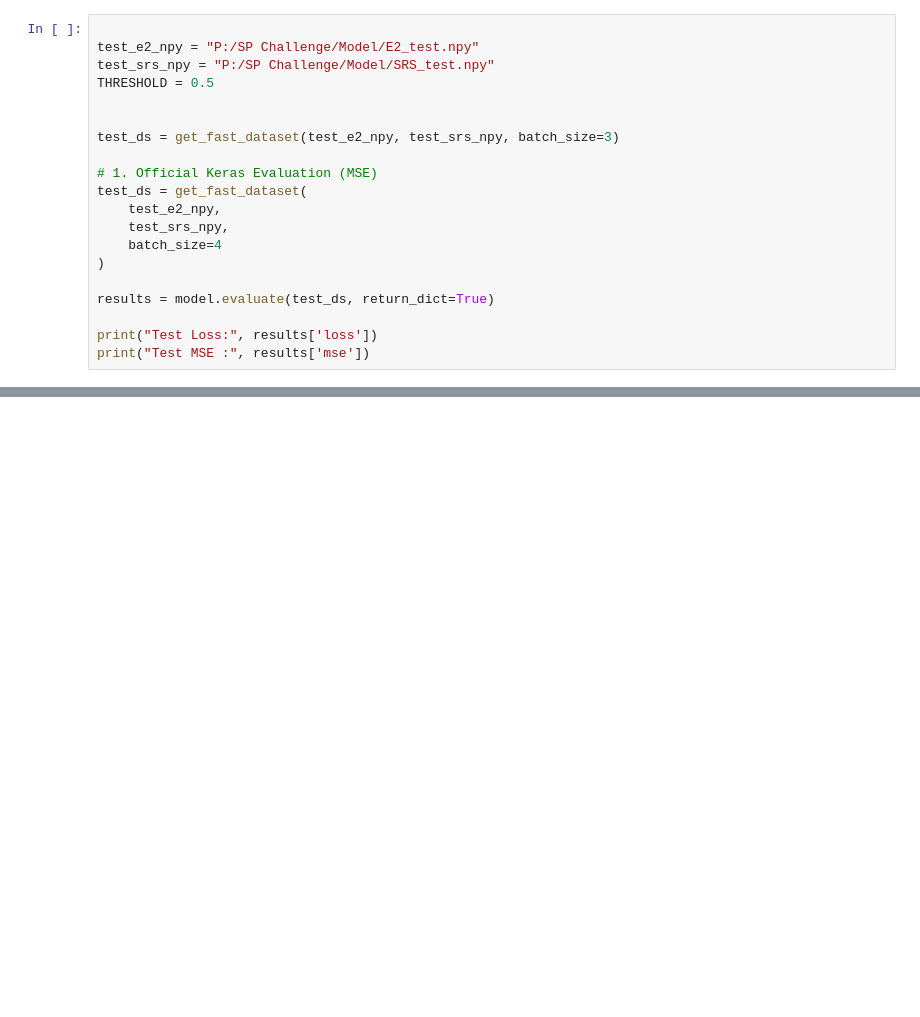
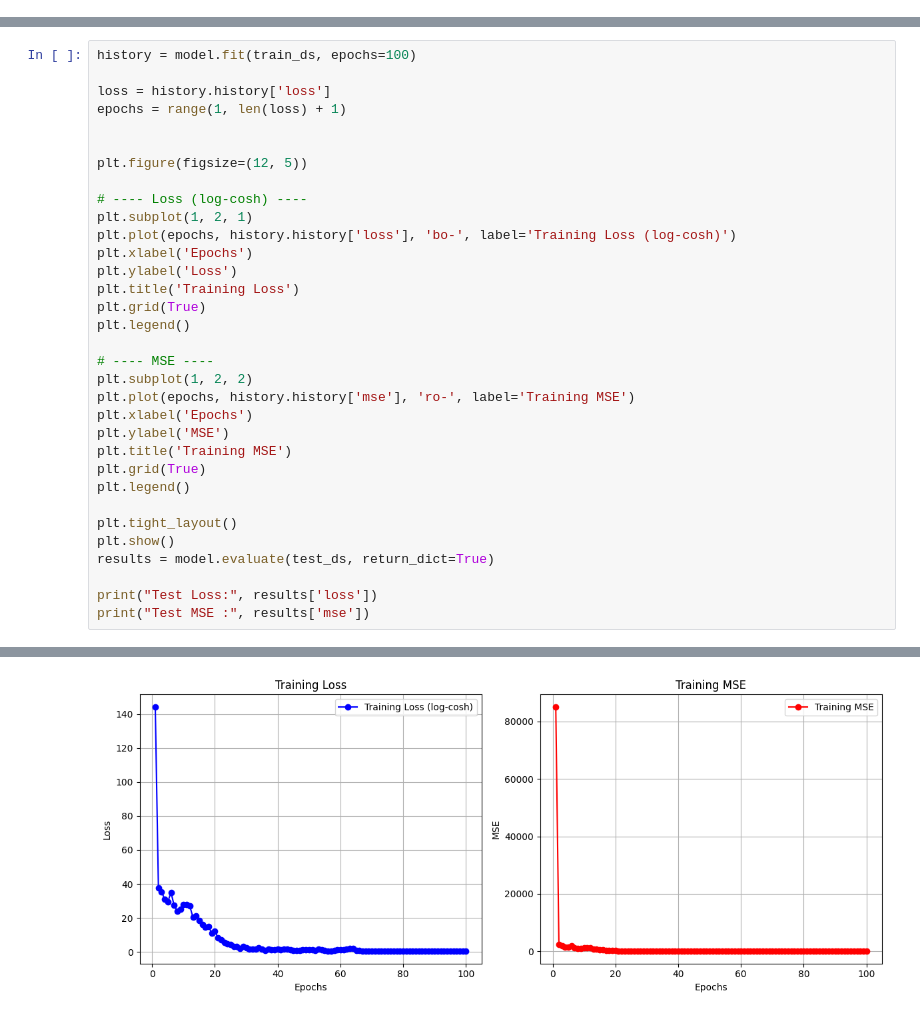
Before and after one commit to Azbian/SRS-Matrix-Prediction, a Jupyter notebook: Model/Channel_prediction_model.ipynb, the cells around one changed output, grey strips where cells are left out. Cells and saved outputs as stored; diff of their text form; blank space fills up the shorter version.

Commit message:
Train using normalized srs matrix and denormalized at the end+added log record

```diff
--- a/Model/Channel_prediction_model.ipynb
+++ b/Model/Channel_prediction_model.ipynb
@@ -158,20 +223,0 @@ Epoch 1/100
-# %%
-
-test_e2_npy = "P:/SP Challenge/Model/E2_test.npy"
-test_srs_npy = "P:/SP Challenge/Model/SRS_test.npy"
-THRESHOLD = 0.5
-
-
-test_ds = get_fast_dataset(test_e2_npy, test_srs_npy, batch_size=3)
-
-# 1. Official Keras Evaluation (MSE)
-test_ds = get_fast_dataset(
-    test_e2_npy,
-    test_srs_npy,
-    batch_size=4
-)
-
-results = model.evaluate(test_ds, return_dict=True)
-
-print("Test Loss:", results['loss'])
-print("Test MSE :", results['mse'])
@@ -181,0 +224,34 @@ Test MSE : 7510.14013671875
+# %%
+history = model.fit(train_ds, epochs=100)
+
+loss = history.history['loss']
+epochs = range(1, len(loss) + 1)
+
+
+plt.figure(figsize=(12, 5))
+
+# ---- Loss (log-cosh) ----
+plt.subplot(1, 2, 1)
+plt.plot(epochs, history.history['loss'], 'bo-', label='Training Loss (log-cosh)')
+plt.xlabel('Epochs')
+plt.ylabel('Loss')
+plt.title('Training Loss')
+plt.grid(True)
+plt.legend()
+
+# ---- MSE ----
+plt.subplot(1, 2, 2)
+plt.plot(epochs, history.history['mse'], 'ro-', label='Training MSE')
+plt.xlabel('Epochs')
+plt.ylabel('MSE')
+plt.title('Training MSE')
+plt.grid(True)
+plt.legend()
+
+plt.tight_layout()
+plt.show()
+results = model.evaluate(test_ds, return_dict=True)
+
+print("Test Loss:", results['loss'])
+print("Test MSE :", results['mse'])
+# %% [output]
@@ -181,0 +275 @@ Test MSE : 7510.14013671875
+[figure, added]
```
Also changed, not shown: parts of 7 cells of this notebook.
